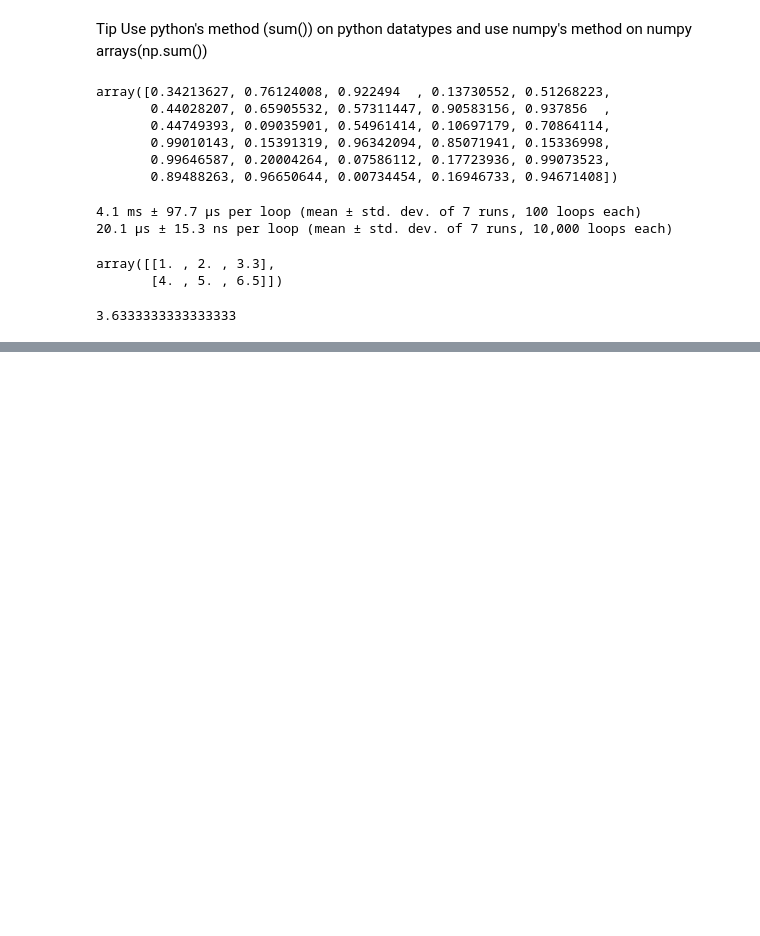
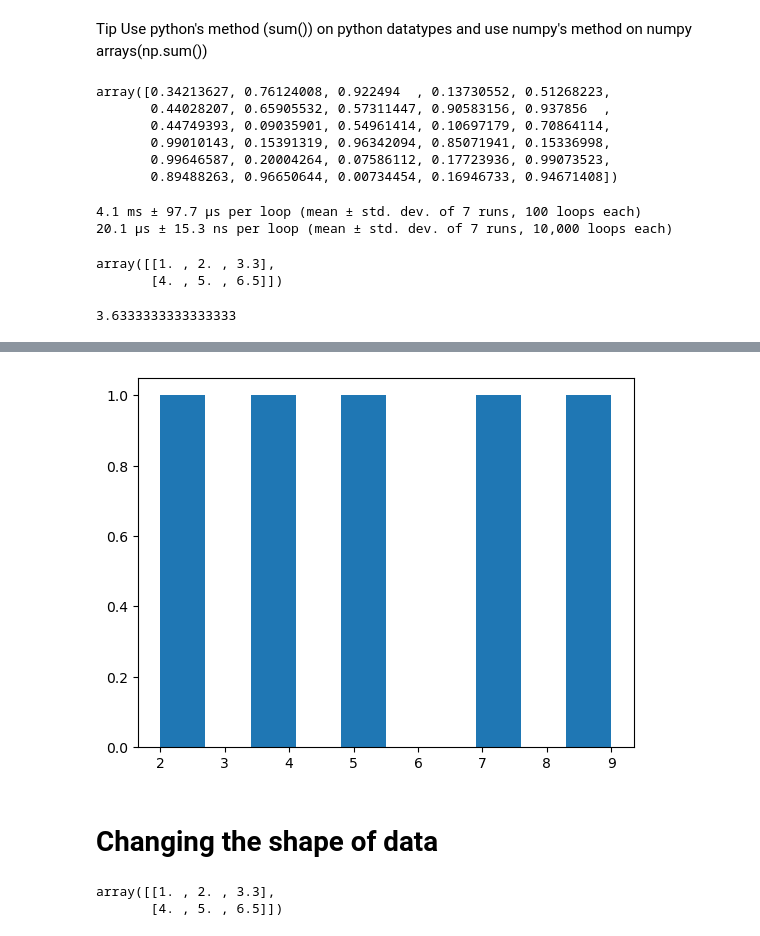
Before and after one commit to oitik/Machine_learning, a Jupyter notebook: introduction-to-numpy.ipynb, the cells around one changed output, grey strips where cells are left out. Cells and saved outputs as stored; diff of their text form; code cells hidden in the pictures; blank space fills up the shorter version.

```diff
--- a/introduction-to-numpy.ipynb
+++ b/introduction-to-numpy.ipynb
@@ -209,0 +229,12 @@ a2.mean()
+# %%
+plt.hist(low_var)
+plt.show()
+# %% [output]
+[figure, added]
+# %% [markdown]
+# Changing the shape of data
+# %%
+a2
+# %% [output]
+array([[1. , 2. , 3.3],
+       [4. , 5. , 6.5]])
```
Also changed, not shown: parts of 55 cells of this notebook, 3 other files.
